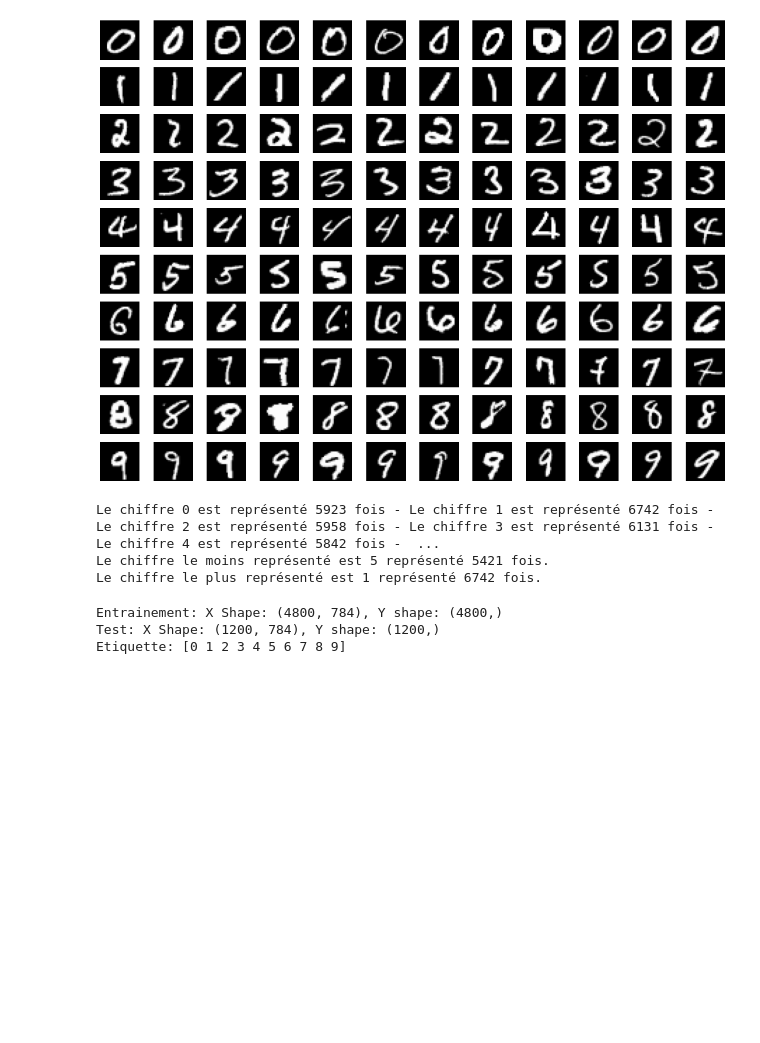
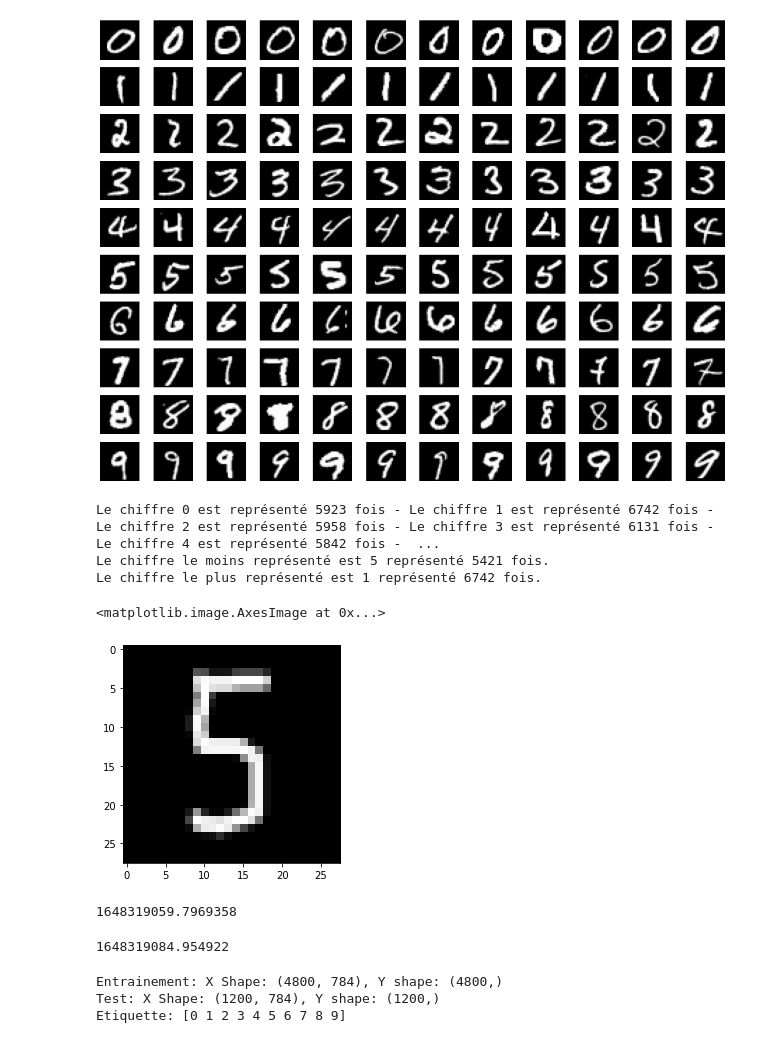
Before and after one commit to jpphi/prj_final, a Jupyter notebook: id_handwritten/E2test2.ipynb, the cells around one changed output. Cells and saved outputs as stored; diff of their text form; code cells hidden in the pictures; blank space fills up the shorter version.

```diff
--- a/id_handwritten/E2test2.ipynb
+++ b/id_handwritten/E2test2.ipynb
@@ -193,3 +196,18 @@ Le chiffre le plus représenté est 1 représenté 6742 fois.
+# %%
+img= Image.open("./images/5_001.png")
+plt.imshow(img, cmap= "gray")
+# %% [output]
+<matplotlib.image.AxesImage at 0x...>
+[figure, added]
+# %%
+import time
+time.time()
+# %% [output]
+1648319059.7969358
+# %%
+time.time()
+# %% [output]
+1648319084.954922
 # %%
 # On récupère les données. On ne prendra qu'une partie des données situé dans le
 #  jeux de train. On en profite pour "applatir" les images
```
Also changed, not shown: parts of 5 cells of this notebook, 3 other files.
